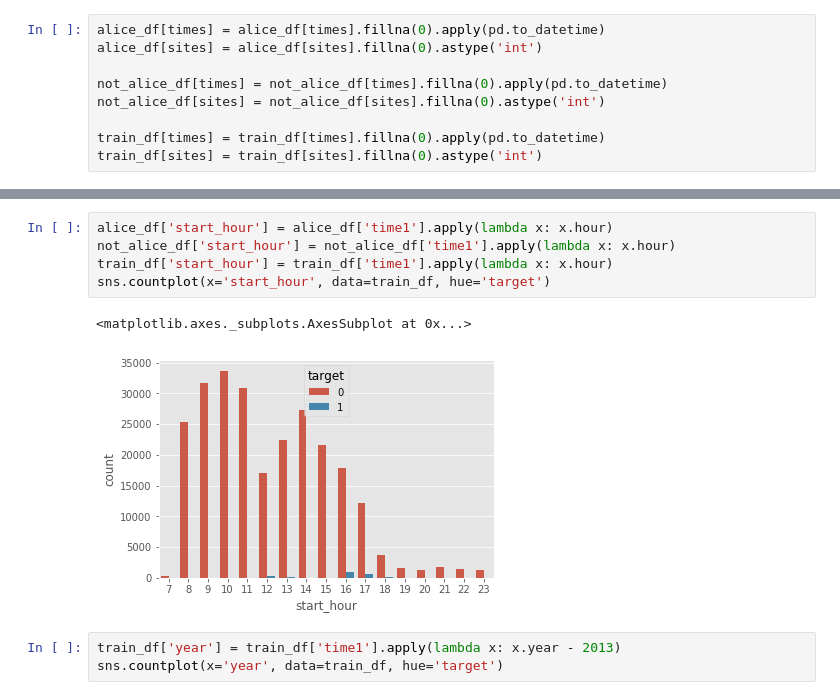
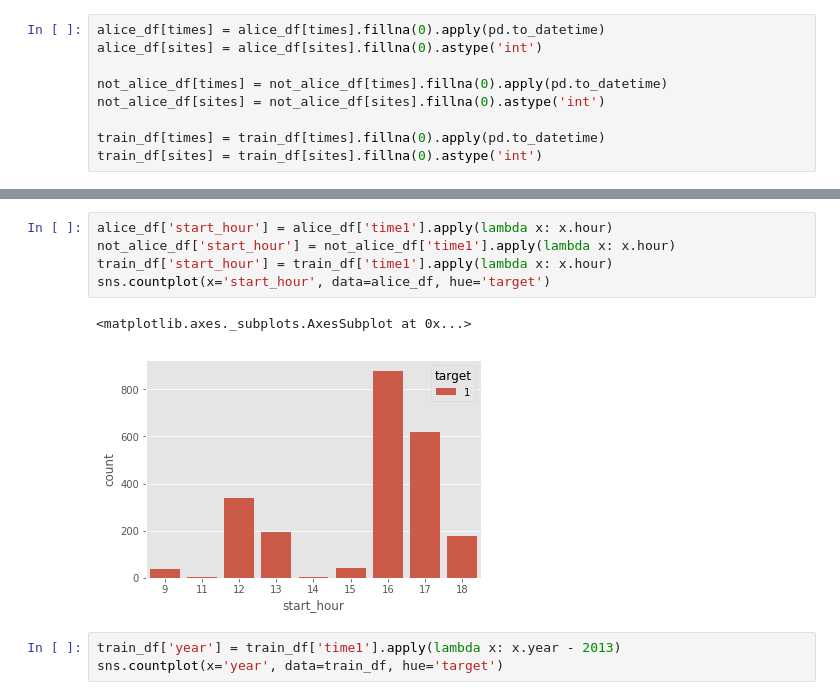
Before and after one commit to SpirinEgor/mlcourse_open, a Jupyter notebook: lesson_6/alice/Alice_session_analyze.ipynb, the cells around one changed output, grey strips where cells are left out. Drawn from its saved outputs; the diff is of its cells as text.

```diff
--- a/lesson_6/alice/Alice_session_analyze.ipynb
+++ b/lesson_6/alice/Alice_session_analyze.ipynb
@@ -41,11 +51,11 @@ train_df[sites] = train_df[sites].fillna(0).astype('int')
 # %%
 alice_df['start_hour'] = alice_df['time1'].apply(lambda x: x.hour)
 not_alice_df['start_hour'] = not_alice_df['time1'].apply(lambda x: x.hour)
 train_df['start_hour'] = train_df['time1'].apply(lambda x: x.hour)
-sns.countplot(x='start_hour', data=train_df, hue='target')
+sns.countplot(x='start_hour', data=alice_df, hue='target')
 # %% [output]
 <matplotlib.axes._subplots.AxesSubplot at 0x...>
-[figure, old version]
+[figure, new version]
 # %%
 train_df['year'] = train_df['time1'].apply(lambda x: x.year - 2013)
 sns.countplot(x='year', data=train_df, hue='target')
```
Also changed, not shown: parts of 9 cells of this notebook, 17 other files.
